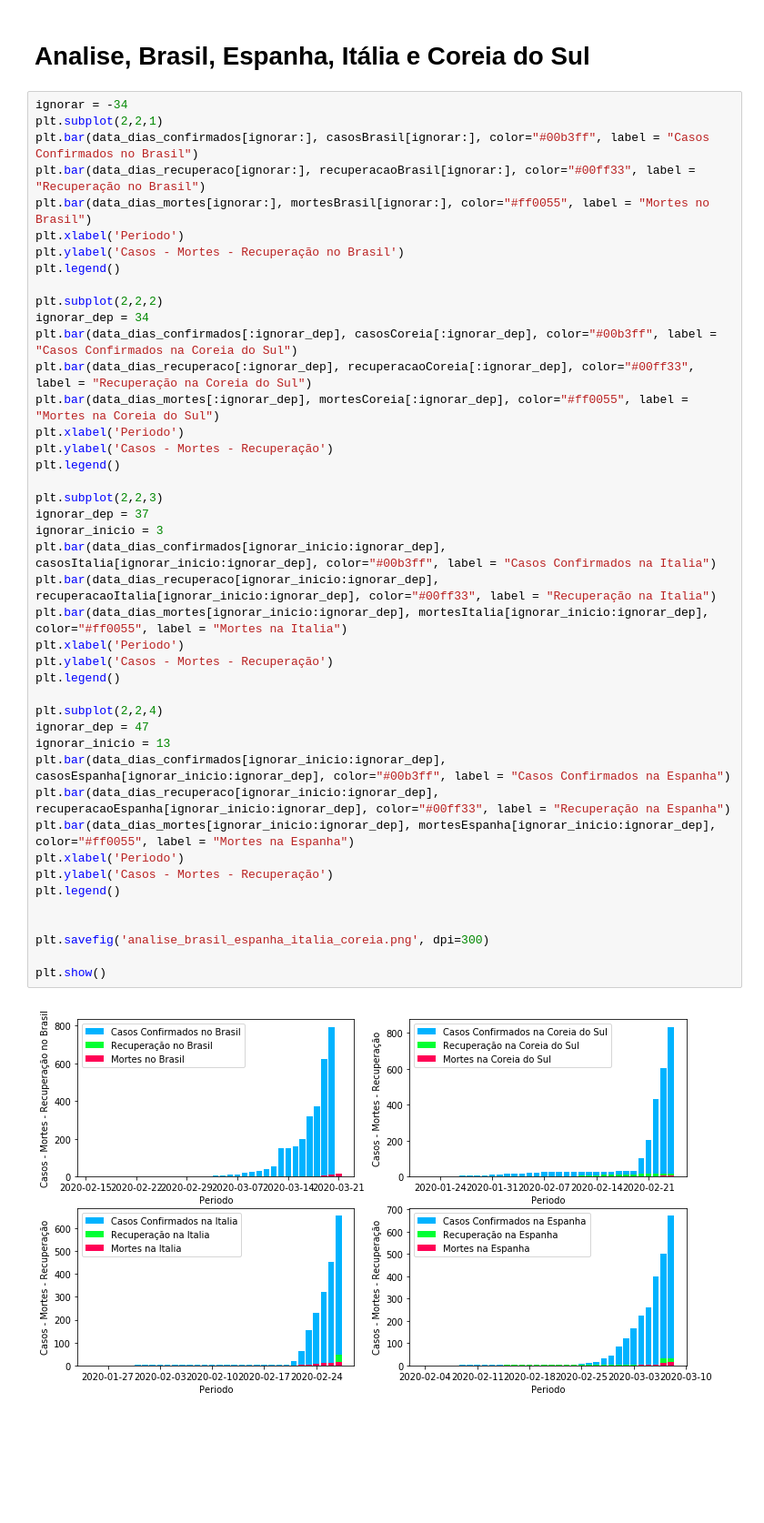
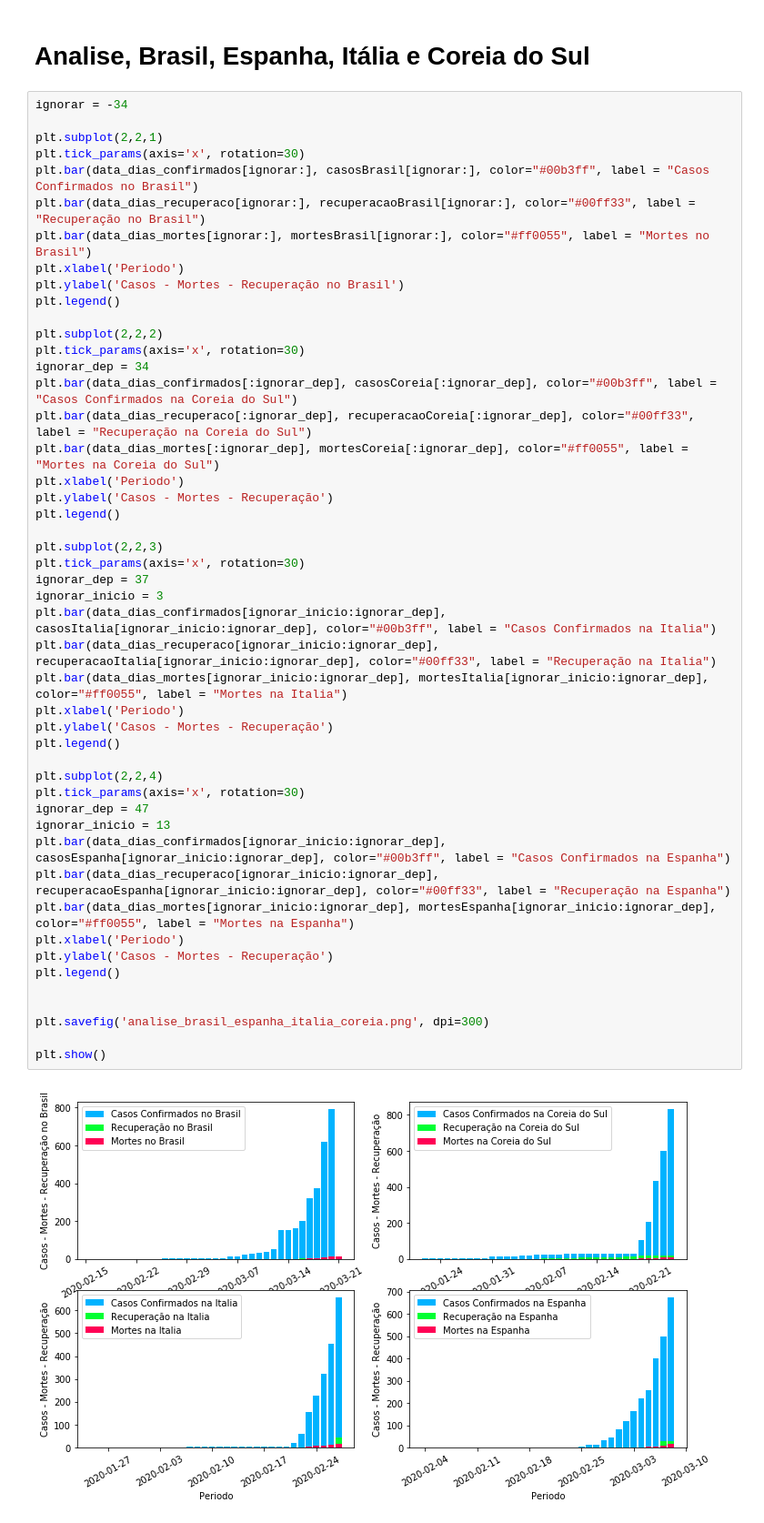
Before and after one commit to gabrielogregorio/jupyter-notebook, a Jupyter notebook: Estudo Corona Virus/Estudo do Coronavirus.ipynb, the cells around one changed output. Shown at 91% size. Drawn from its saved outputs; the diff is of its cells as text; blank space fills up the shorter version.

```diff
--- a/Estudo Corona Virus/Estudo do Coronavirus.ipynb
+++ b/Estudo Corona Virus/Estudo do Coronavirus.ipynb
@@ -259,7 +259,9 @@ plt.show()
 # Analise, Brasil, Espanha, Itália e Coreia do Sul
 # %%
 ignorar = -34
+
 plt.subplot(2,2,1)
+plt.tick_params(axis='x', rotation=30)
 plt.bar(data_dias_confirmados[ignorar:], casosBrasil[ignorar:], color="#00b3ff", label = "Casos Confirmados no Brasil")
 plt.bar(data_dias_recuperaco[ignorar:], recuperacaoBrasil[ignorar:], color="#00ff33", label = "Recuperação no Brasil")
 plt.bar(data_dias_mortes[ignorar:], mortesBrasil[ignorar:], color="#ff0055", label = "Mortes no Brasil")
@@ -268,37 +270,40 @@ plt.ylabel('Casos - Mortes - Recuperação no Brasil')
 plt.legend()
 
 plt.subplot(2,2,2)
+plt.tick_params(axis='x', rotation=30)
 ignorar_dep = 34
 plt.bar(data_dias_confirmados[:ignorar_dep], casosCoreia[:ignorar_dep], color="#00b3ff", label = "Casos Confirmados na Coreia do Sul")
 plt.bar(data_dias_recuperaco[:ignorar_dep], recuperacaoCoreia[:ignorar_dep], color="#00ff33", label = "Recuperação na Coreia do Sul")
 plt.bar(data_dias_mortes[:ignorar_dep], mortesCoreia[:ignorar_dep], color="#ff0055", label = "Mortes na Coreia do Sul")
 plt.xlabel('Periodo')
 plt.ylabel('Casos - Mortes - Recuperação')
 plt.legend()
 
 plt.subplot(2,2,3)
+plt.tick_params(axis='x', rotation=30)
 ignorar_dep = 37
 ignorar_inicio = 3
 plt.bar(data_dias_confirmados[ignorar_inicio:ignorar_dep], casosItalia[ignorar_inicio:ignorar_dep], color="#00b3ff", label = "Casos Confirmados na Italia")
 plt.bar(data_dias_recuperaco[ignorar_inicio:ignorar_dep], recuperacaoItalia[ignorar_inicio:ignorar_dep], color="#00ff33", label = "Recuperação na Italia")
 plt.bar(data_dias_mortes[ignorar_inicio:ignorar_dep], mortesItalia[ignorar_inicio:ignorar_dep], color="#ff0055", label = "Mortes na Italia")
 plt.xlabel('Periodo')
 plt.ylabel('Casos - Mortes - Recuperação')
 plt.legend()
 
 plt.subplot(2,2,4)
+plt.tick_params(axis='x', rotation=30)
 ignorar_dep = 47
 ignorar_inicio = 13
 plt.bar(data_dias_confirmados[ignorar_inicio:ignorar_dep], casosEspanha[ignorar_inicio:ignorar_dep], color="#00b3ff", label = "Casos Confirmados na Espanha")
 plt.bar(data_dias_recuperaco[ignorar_inicio:ignorar_dep], recuperacaoEspanha[ignorar_inicio:ignorar_dep], color="#00ff33", label = "Recuperação na Espanha")
 plt.bar(data_dias_mortes[ignorar_inicio:ignorar_dep], mortesEspanha[ignorar_inicio:ignorar_dep], color="#ff0055", label = "Mortes na Espanha")
 plt.xlabel('Periodo')
 plt.ylabel('Casos - Mortes - Recuperação')
 plt.legend()
 
 
 plt.savefig('analise_brasil_espanha_italia_coreia.png', dpi=300)
 
 plt.show()
 # %% [output]
-[figure, old version]
+[figure, new version]
```
Also changed, not shown: 1 other file.
